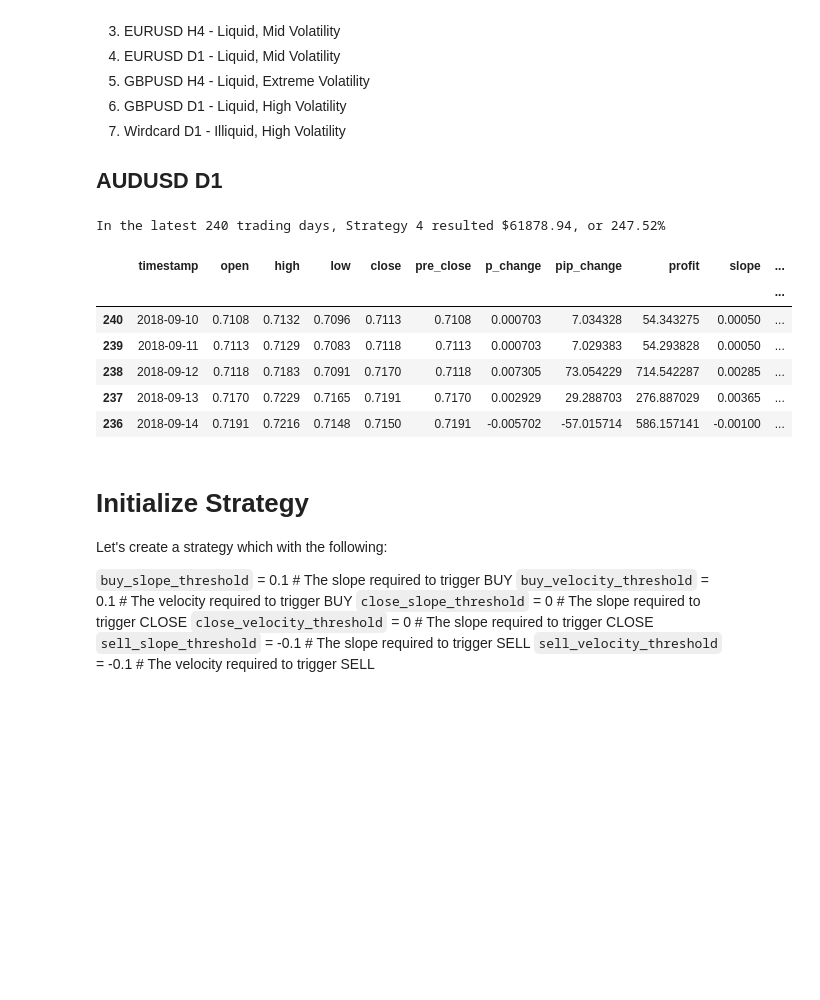
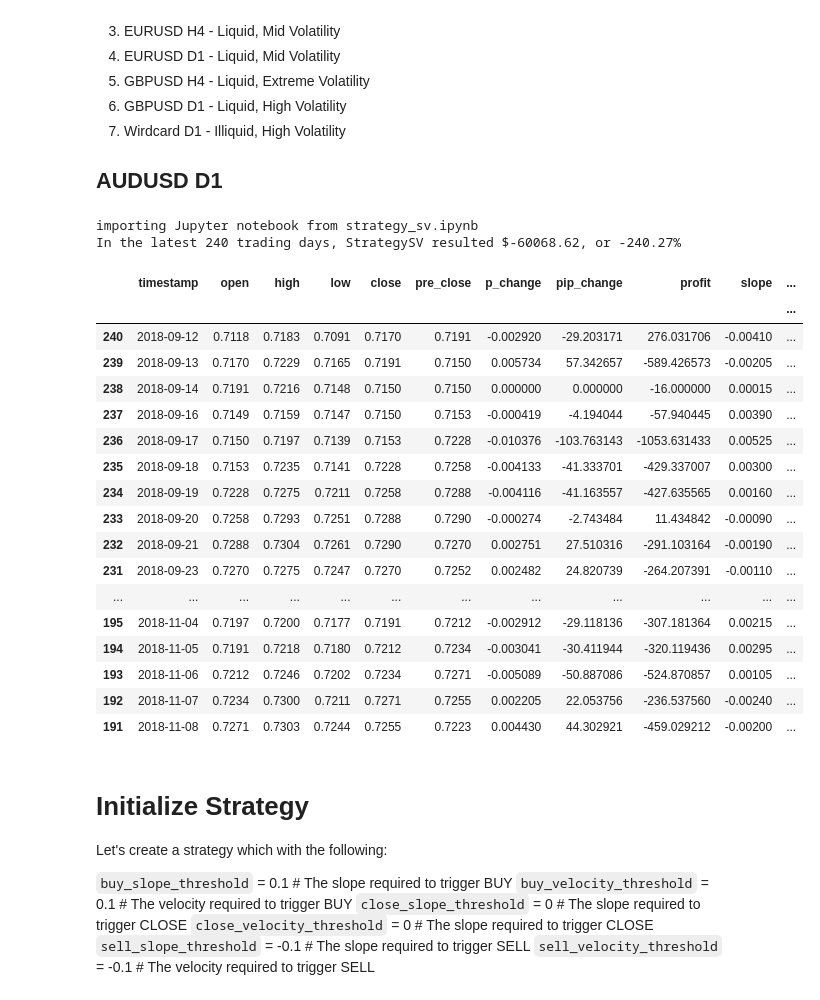
Before and after one commit to jacktator/QuantTrading_Py, a Jupyter notebook: alpha/strategies/strategy_sv_test.ipynb, the cells around one changed output. Saved outputs shown, nothing was run; the diff lists cells and outputs as text; code cells hidden in the pictures; blank space fills up the shorter version.

```diff
--- a/alpha/strategies/strategy_sv_test.ipynb
+++ b/alpha/strategies/strategy_sv_test.ipynb
@@ -38,6 +38,7 @@ two_trade_month = one_trade_month * 2
 three_trade_month = one_trade_month * 3
 half_trade_year = three_trade_month * 2
 one_trade_year = half_trade_year * 2
+
 buy_slope_threshold = 0.00011578947368419412
 buy_velocity_threshold = -0.01695000000000002
 close_slope_threshold = 0.017273684210526295
@@ -45,41 +46,53 @@ close_velocity_threshold = 0.018381578947368395
 sell_slope_threshold = -0.00011578947368419412
 sell_velocity_threshold = 0.01695000000000002
 
 # Initialize Strategy
 strategy = TradeStrategySV(leverage=leverage,
                            margin=margin,
                            pip_cost=pip_cost,
                            buy_slope_threshold=buy_slope_threshold,
                            buy_velocity_threshold=buy_velocity_threshold,
                            close_slope_threshold=close_slope_threshold,
                            close_velocity_threshold=close_velocity_threshold,
                            sell_slope_threshold=sell_slope_threshold,
                            sell_velocity_threshold=sell_velocity_threshold,
                            should_log = True)
 # backtest_df = forex_df[:one_trade_year]
 forex_df = strategy.trade(data_df=forex_df,
                           symbol=forex_symbol,
                           lots=lots,
                           stop_loss=stop_loss,)
 test_df = forex_df[-one_trade_year:]
 test_df = strategy.trade(data_df=test_df,
                          symbol=forex_symbol,
                          lots=lots,
                          stop_loss=stop_loss,)
 
-print("In the latest {} trading days, Strategy 4 resulted ${}, or {}%".format(len(test_df.index), round(strategy.trade_profit, 2), round(strategy.trade_profit/(lots * 100000 / leverage), 2)))
+print("In the latest {} trading days, StrategySV resulted ${}, or {}%".format(len(test_df.index), round(strategy.trade_profit, 2), round(strategy.trade_profit/(lots * 100000 / leverage), 2)))
 
 # Print
-test_df.head()
+test_df.head(50)
 # %% [output]
-In the latest 240 trading days, Strategy 4 resulted $61878.94, or 247.52%
+importing Jupyter notebook from strategy_sv.ipynb
+In the latest 240 trading days, StrategySV resulted $-60068.62, or -240.27%
 |  | timestamp | open | high | low | close | pre_close | p_change | pip_change | profit | slope | ... |
 |  |  |  |  |  |  |  |  |  |  |  | ... |
-| 240 | 2018-09-10 | 0.7108 | 0.7132 | 0.7096 | 0.7113 | 0.7108 | 0.000703 | 7.034328 | 54.343275 | 0.00050 | ... |
-| 239 | 2018-09-11 | 0.7113 | 0.7129 | 0.7083 | 0.7118 | 0.7113 | 0.000703 | 7.029383 | 54.293828 | 0.00050 | ... |
-| 238 | 2018-09-12 | 0.7118 | 0.7183 | 0.7091 | 0.7170 | 0.7118 | 0.007305 | 73.054229 | 714.542287 | 0.00285 | ... |
-| 237 | 2018-09-13 | 0.7170 | 0.7229 | 0.7165 | 0.7191 | 0.7170 | 0.002929 | 29.288703 | 276.887029 | 0.00365 | ... |
-| 236 | 2018-09-14 | 0.7191 | 0.7216 | 0.7148 | 0.7150 | 0.7191 | -0.005702 | -57.015714 | 586.157141 | -0.00100 | ... |
+| 240 | 2018-09-12 | 0.7118 | 0.7183 | 0.7091 | 0.7170 | 0.7191 | -0.002920 | -29.203171 | 276.031706 | -0.00410 | ... |
+| 239 | 2018-09-13 | 0.7170 | 0.7229 | 0.7165 | 0.7191 | 0.7150 | 0.005734 | 57.342657 | -589.426573 | -0.00205 | ... |
+| 238 | 2018-09-14 | 0.7191 | 0.7216 | 0.7148 | 0.7150 | 0.7150 | 0.000000 | 0.000000 | -16.000000 | 0.00015 | ... |
+| 237 | 2018-09-16 | 0.7149 | 0.7159 | 0.7147 | 0.7150 | 0.7153 | -0.000419 | -4.194044 | -57.940445 | 0.00390 | ... |
+| 236 | 2018-09-17 | 0.7150 | 0.7197 | 0.7139 | 0.7153 | 0.7228 | -0.010376 | -103.763143 | -1053.631433 | 0.00525 | ... |
+| 235 | 2018-09-18 | 0.7153 | 0.7235 | 0.7141 | 0.7228 | 0.7258 | -0.004133 | -41.333701 | -429.337007 | 0.00300 | ... |
+| 234 | 2018-09-19 | 0.7228 | 0.7275 | 0.7211 | 0.7258 | 0.7288 | -0.004116 | -41.163557 | -427.635565 | 0.00160 | ... |
+| 233 | 2018-09-20 | 0.7258 | 0.7293 | 0.7251 | 0.7288 | 0.7290 | -0.000274 | -2.743484 | 11.434842 | -0.00090 | ... |
+| 232 | 2018-09-21 | 0.7288 | 0.7304 | 0.7261 | 0.7290 | 0.7270 | 0.002751 | 27.510316 | -291.103164 | -0.00190 | ... |
+| 231 | 2018-09-23 | 0.7270 | 0.7275 | 0.7247 | 0.7270 | 0.7252 | 0.002482 | 24.820739 | -264.207391 | -0.00110 | ... |
+| ... | ... | ... | ... | ... | ... | ... | ... | ... | ... | ... | ... |
+| 195 | 2018-11-04 | 0.7197 | 0.7200 | 0.7177 | 0.7191 | 0.7212 | -0.002912 | -29.118136 | -307.181364 | 0.00215 | ... |
+| 194 | 2018-11-05 | 0.7191 | 0.7218 | 0.7180 | 0.7212 | 0.7234 | -0.003041 | -30.411944 | -320.119436 | 0.00295 | ... |
+| 193 | 2018-11-06 | 0.7212 | 0.7246 | 0.7202 | 0.7234 | 0.7271 | -0.005089 | -50.887086 | -524.870857 | 0.00105 | ... |
+| 192 | 2018-11-07 | 0.7234 | 0.7300 | 0.7211 | 0.7271 | 0.7255 | 0.002205 | 22.053756 | -236.537560 | -0.00240 | ... |
+| 191 | 2018-11-08 | 0.7271 | 0.7303 | 0.7244 | 0.7255 | 0.7223 | 0.004430 | 44.302921 | -459.029212 | -0.00200 | ... |
 # %% [markdown]
 # Initialize Strategy
 
```
Also changed, not shown: parts of 9 cells of this notebook, 5 other files.
